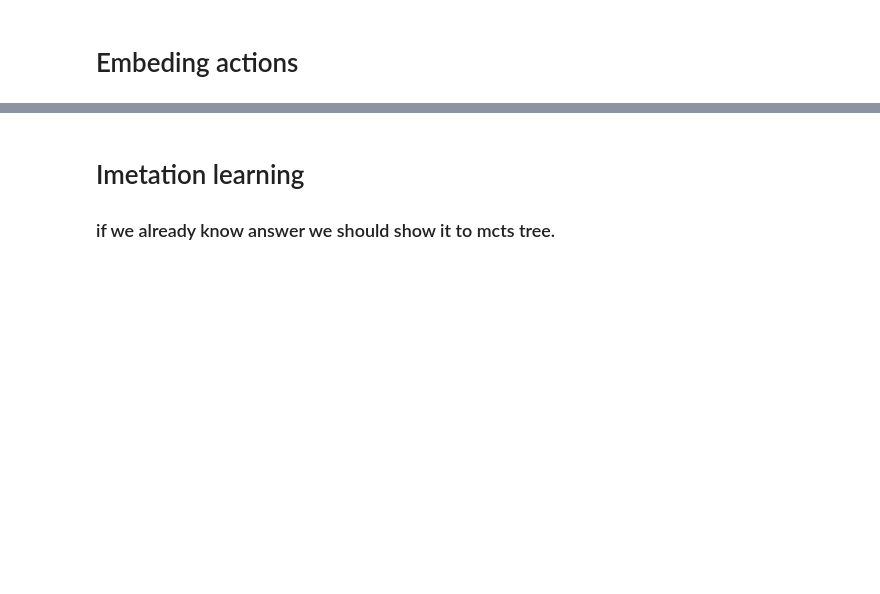
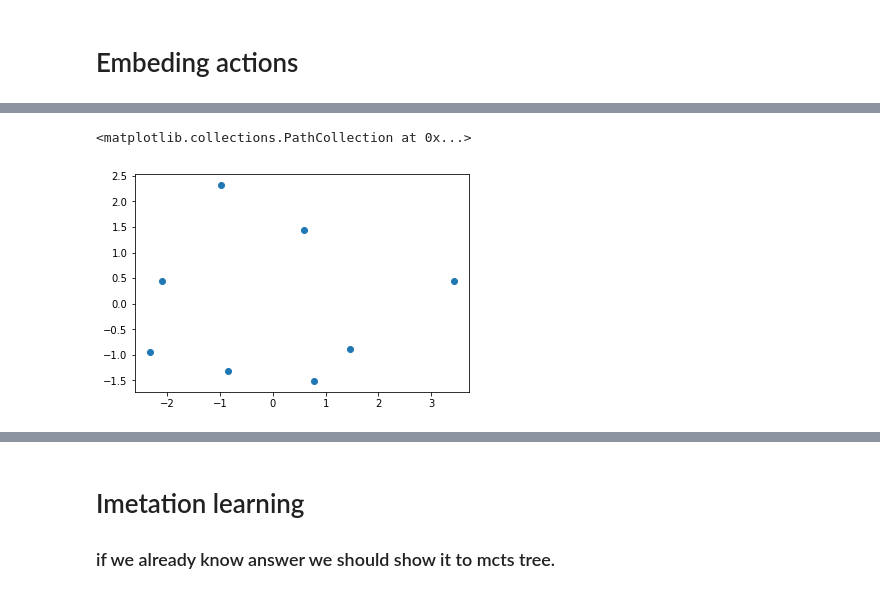
Before and after one commit to ffbskt/AI-General, a Jupyter notebook: AI_env.ipynb, the cells around one changed output, grey strips where cells are left out. Saved outputs shown, nothing was run; the diff lists cells and outputs as text; code cells hidden in the pictures; blank space fills up the shorter version.

```diff
--- a/AI_env.ipynb
+++ b/AI_env.ipynb
@@ -102,0 +213,20 @@ defaultdict(<function __main__.betreegrams.<locals>.<lambda>()>,
+# %%
+dataframe = np.vstack([model.embeddings(torch.tensor([i])).data.numpy() for i in range(8)])
+# %%
+from sklearn.decomposition import PCA
+
+
+#dataframe = np.concatenate([samples, test], axis=0)#[train, test, samples], axis=0)
+
+pca = PCA(n_components=2)
+X_feature_reduced = pca.fit(dataframe).transform(dataframe)
+# map word vectors onto 2d plane with PCA. Use good old sklearn api (fit, transform)
+# after that, normalize vectors to make sure they have zero mean and unit variance
+#word_vectors_pca = # YOUR CODE
+
+# and maybe MORE OF YOUR CODE here :)
+# %%
+plt.scatter(x=X_feature_reduced[:,0], y=X_feature_reduced[:,1])
+# %% [output]
+<matplotlib.collections.PathCollection at 0x...>
+[figure, added]
```
Also changed, not shown: parts of 15 cells of this notebook.
